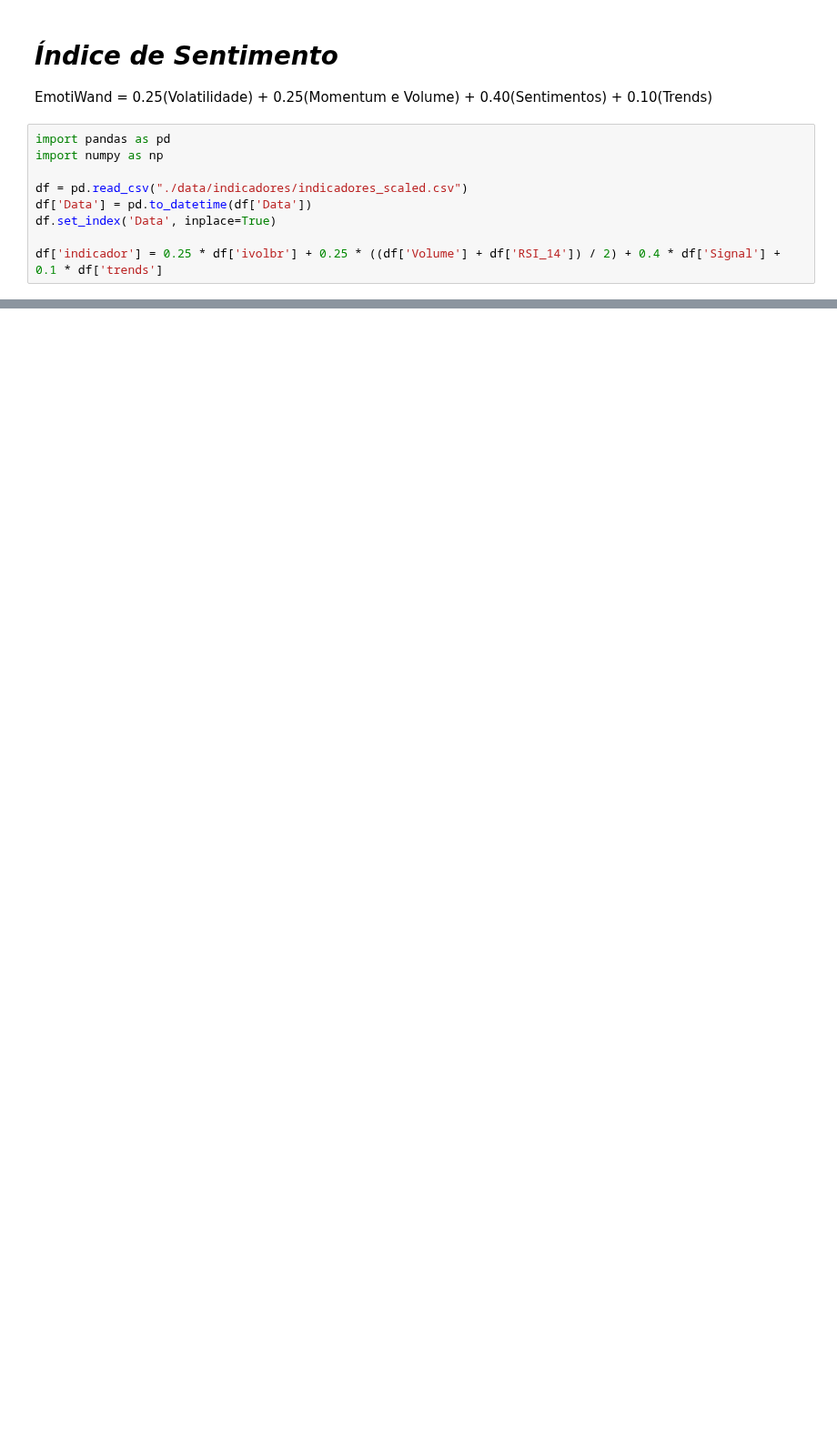
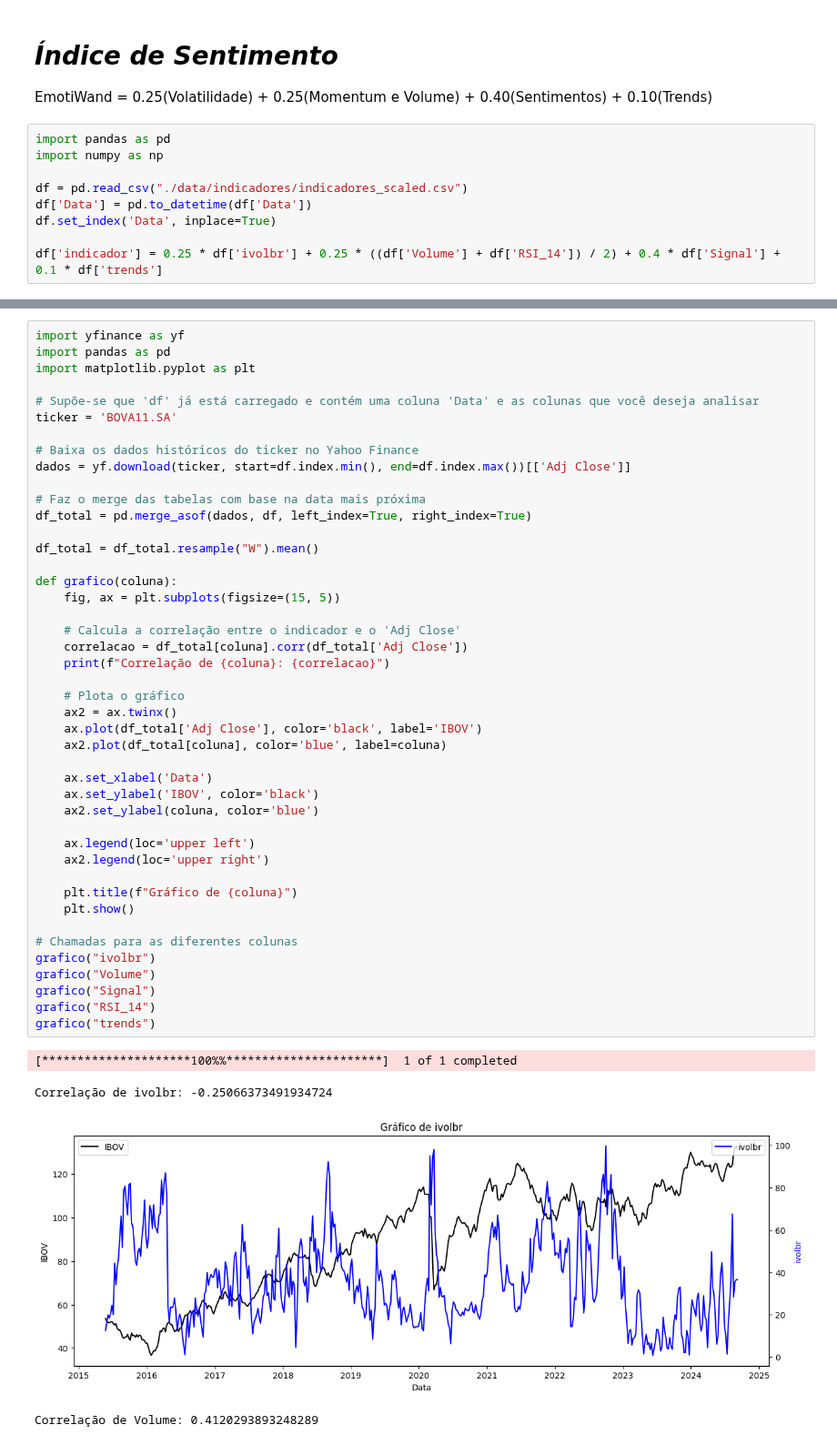
Before and after one commit to fea-dev-usp/quantamental-Dev_Wizards, a Jupyter notebook: Indice V1.ipynb, the cells around one changed output, grey strips where cells are left out. Shown at 91% size. Drawn from its saved outputs; the diff is of its cells as text; blank space fills up the shorter version.

Commit message:
Indicador criado - fazer backtesting agora

```diff
--- a/Indice V1.ipynb
+++ b/Indice V1.ipynb
@@ -242,0 +321,49 @@ plt.show()
+# %%
+import yfinance as yf
+import pandas as pd
+import matplotlib.pyplot as plt
+
+# Supõe-se que 'df' já está carregado e contém uma coluna 'Data' e as colunas que você deseja analisar
+ticker = 'BOVA11.SA'
+
+# Baixa os dados históricos do ticker no Yahoo Finance
+dados = yf.download(ticker, start=df.index.min(), end=df.index.max())[['Adj Close']]
+
+# Faz o merge das tabelas com base na data mais próxima
+df_total = pd.merge_asof(dados, df, left_index=True, right_index=True)
+
+df_total = df_total.resample("W").mean()
+
+def grafico(coluna):
+    fig, ax = plt.subplots(figsize=(15, 5))
+
+    # Calcula a correlação entre o indicador e o 'Adj Close'
+    correlacao = df_total[coluna].corr(df_total['Adj Close'])
+    print(f"Correlação de {coluna}: {correlacao}")
+
+    # Plota o gráfico
+    ax2 = ax.twinx()
+    ax.plot(df_total['Adj Close'], color='black', label='IBOV')
+    ax2.plot(df_total[coluna], color='blue', label=coluna)
+
+    ax.set_xlabel('Data')
+    ax.set_ylabel('IBOV', color='black')
+    ax2.set_ylabel(coluna, color='blue')
+
+    ax.legend(loc='upper left')
+    ax2.legend(loc='upper right')
+
+    plt.title(f"Gráfico de {coluna}")
+    plt.show()
+
+# Chamadas para as diferentes colunas
+grafico("ivolbr")
+grafico("Volume")
+grafico("Signal")
+grafico("RSI_14")
+grafico("trends")
+# %% [output]
+[*********************100%%**********************]  1 of 1 completed
+Correlação de ivolbr: -0.25066373491934724
+[figure, added]
+Correlação de Volume: 0.4120293893248289
```
Also changed, not shown: parts of 18 cells of this notebook, 1 other file.
